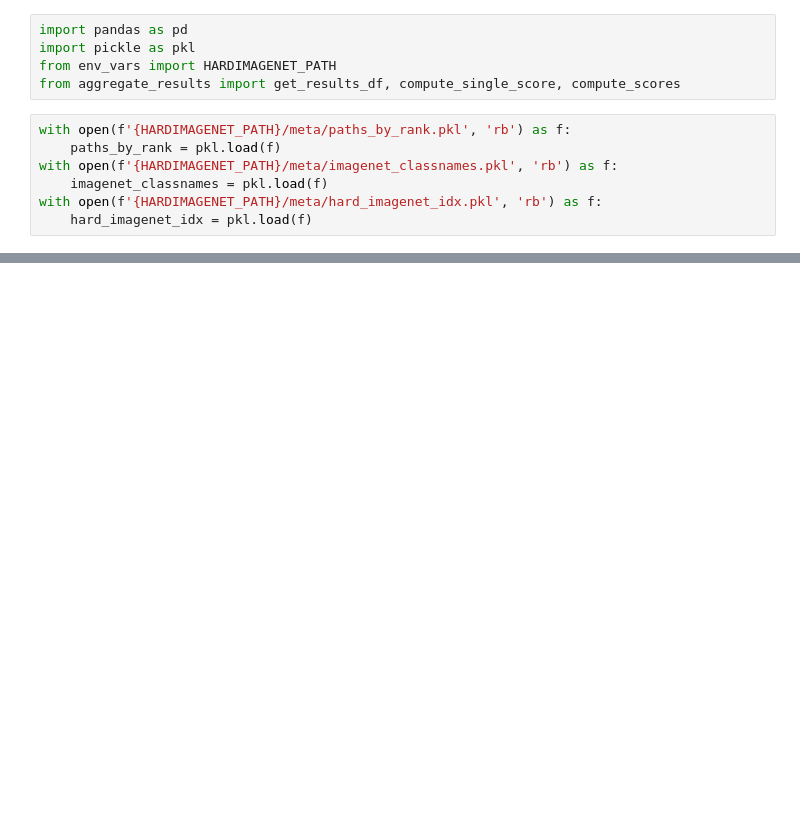
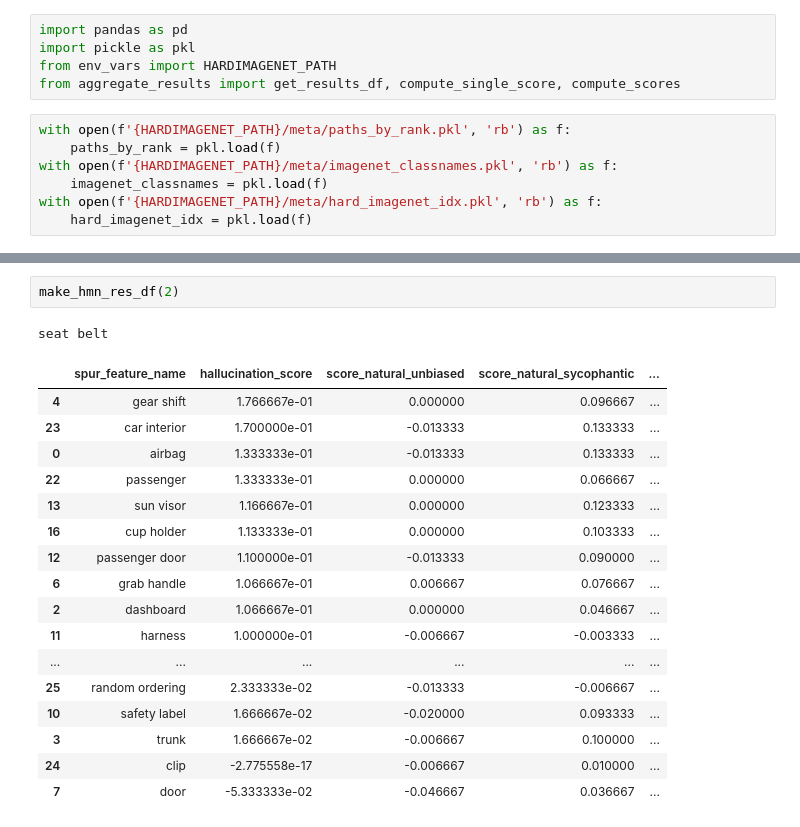
Before and after one commit to sudoparsa/MLLM-Spurious, a Jupyter notebook: pipeline/hardimagenet_demo.ipynb, the cells around one changed output, grey strips where cells are left out. Saved outputs shown, nothing was run; the diff lists cells and outputs as text; blank space fills up the shorter version.

```diff
--- a/pipeline/hardimagenet_demo.ipynb
+++ b/pipeline/hardimagenet_demo.ipynb
@@ -36,0 +63,21 @@ df
+# %%
+make_hmn_res_df(2)
+# %% [output]
+seat belt
+|  | spur_feature_name | hallucination_score | score_natural_unbiased | score_natural_sycophantic | ... |
+| 4 | gear shift | 1.766667e-01 | 0.000000 | 0.096667 | ... |
+| 23 | car interior | 1.700000e-01 | -0.013333 | 0.133333 | ... |
+| 0 | airbag | 1.333333e-01 | -0.013333 | 0.133333 | ... |
+| 22 | passenger | 1.333333e-01 | 0.000000 | 0.066667 | ... |
+| 13 | sun visor | 1.166667e-01 | 0.000000 | 0.123333 | ... |
+| 16 | cup holder | 1.133333e-01 | 0.000000 | 0.103333 | ... |
+| 12 | passenger door | 1.100000e-01 | -0.013333 | 0.090000 | ... |
+| 6 | grab handle | 1.066667e-01 | 0.006667 | 0.076667 | ... |
+| 2 | dashboard | 1.066667e-01 | 0.000000 | 0.046667 | ... |
+| 11 | harness | 1.000000e-01 | -0.006667 | -0.003333 | ... |
+| ... | ... | ... | ... | ... | ... |
+| 25 | random ordering | 2.333333e-02 | -0.013333 | -0.006667 | ... |
+| 10 | safety label | 1.666667e-02 | -0.020000 | 0.093333 | ... |
+| 3 | trunk | 1.666667e-02 | -0.006667 | 0.100000 | ... |
+| 24 | clip | -2.775558e-17 | -0.006667 | 0.010000 | ... |
+| 7 | door | -5.333333e-02 | -0.046667 | 0.036667 | ... |
```
Also changed, not shown: parts of 15 cells of this notebook, 5 other files.
